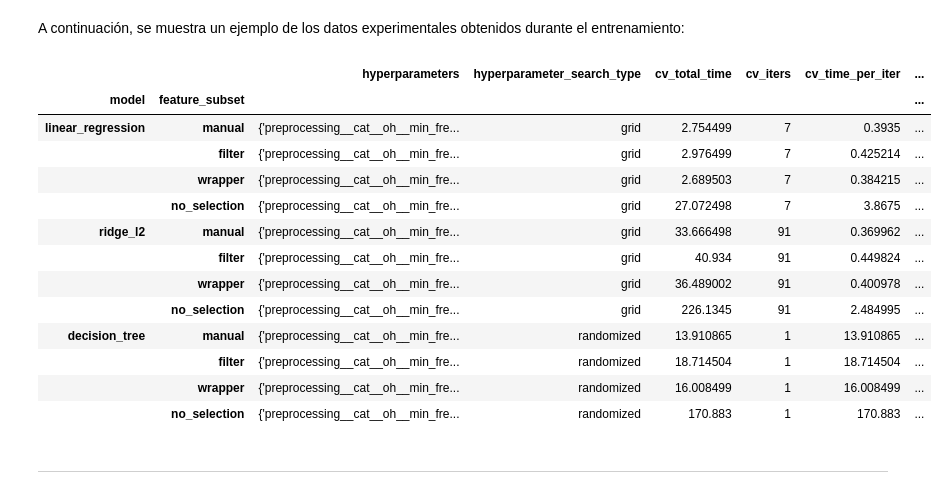
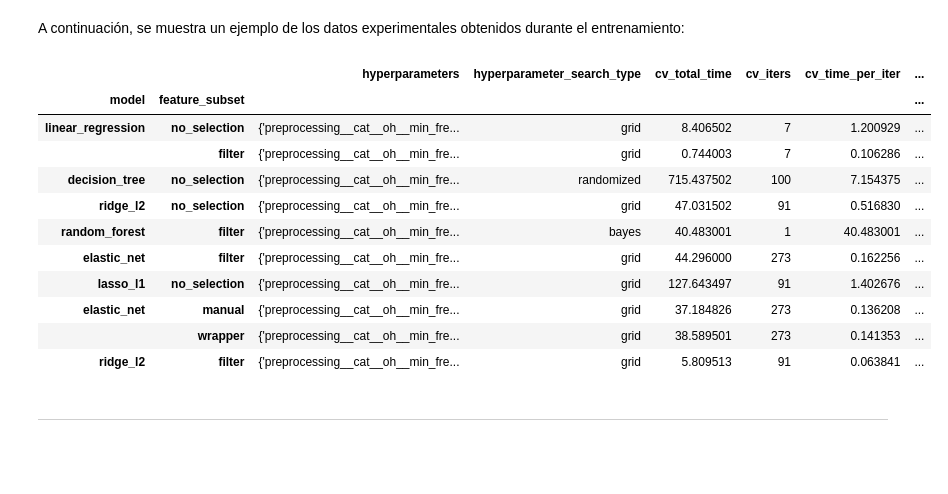
Before and after one commit to MoonDollLuna/cidaen_m5_thesis, a Jupyter notebook: WiDS Datathon 2024 C2 - Part 2 (Regression Models).ipynb, the cells around one changed output. Saved outputs shown, nothing was run; the diff lists cells and outputs as text; code cells hidden in the pictures; blank space fills up the shorter version.

```diff
--- a/WiDS Datathon 2024 C2 - Part 2 (Regression Models).ipynb
+++ b/WiDS Datathon 2024 C2 - Part 2 (Regression Models).ipynb
@@ -1907,7 +1992,8 @@ def hyperparameter_search(model_list, model_pipelines, search_type, n_iters, tra
                     cv = GridSearchCV(
                         estimator=pipeline,
                         param_grid=hyperparameters,
-                        scoring="neg_root_mean_squared_error"
+                        scoring="neg_root_mean_squared_error",
+                        n_jobs=-1
                     )
                 elif search_type == "randomized":
                     cv = RandomizedSearchCV(
@@ -1915,15 +2001,23 @@ def hyperparameter_search(model_list, model_pipelines, search_type, n_iters, tra
                         param_distributions=hyperparameters,
                         n_iter=n_iters,
                         scoring="neg_root_mean_squared_error",
-                        random_state=RANDOM_SEED
+                        random_state=RANDOM_SEED,
+                        n_jobs=-1
                     )
                 elif search_type == "bayes":
+                    # NOTE - scikit-optimize is deprecated and not compatible with more current versions of numpy
+                    # A workaround is required to avoid the deprecation of numpy.int types
+                    np.int = int
+
+                    # Use all CPUs for CPU bound models, and a single core for GPU bound models to avoid parallelization problems
                     cv = BayesSearchCV(
                         estimator=pipeline,
                         search_spaces=hyperparameters,
                         n_iter=n_iters,
                         scoring="neg_root_mean_squared_error",
-                        random_state=RANDOM_SEED
+                        random_state=RANDOM_SEED,
+                        n_jobs=cpu_count() if model_pipelines[model_name]["device"] == "cpu" else 1,
+                        pre_dispatch=None if model_pipelines[model_name]["device"] == "cpu" else "2*n_jobs"
                     )
 
                 # Fit the model on the training dataset
@@ -1999,9 +2094,7 @@ print(f"Models with Grid CV: {grid_cv_models}\n")
 
 # Perform hyperparameter search of these models
 trained_models, dict_training_results = hyperparameter_search(
-    #model_list=grid_cv_models,
-    model_list=["linear_regression", "ridge_l2"],
-    #model_list=["linear_regression"],
+    model_list=grid_cv_models,
     model_pipelines=model_pipelines,
     n_iters=None,
     search_type="grid",
@@ -2054,7 +2148,7 @@ trained_models, dict_training_results = hyperparameter_search(
     #model_list=randomized_cv_models,
     model_list=["decision_tree", "svm_linear"],
     model_pipelines=model_pipelines,
-    n_iters=1,
+    n_iters=100,
     search_type="randomized",
     trained_models=trained_models,
     dict_training_results=dict_training_results
@@ -2103,14 +2200,14 @@ bayes_cv_models = [model_name for model_name in model_pipelines if model_pipelin
 print(f"Models with Bayes CV: {bayes_cv_models}")
 
 # Perform hyperparameter search of these methods
-#trained_models, dict_training_results = hyperparameter_search(
+trained_models, dict_training_results = hyperparameter_search(
     #model_list=bayes_cv_models,
-#    model_list=["random_forest"],
-#    model_pipelines=model_pipelines,
-#    n_iters=25,
-#    search_type="bayes",
-#    trained_models=trained_models,
-#    dict_training_results=dict_training_results
-#)
+    model_list=["random_forest", "catboost"],
+    model_pipelines=model_pipelines,
+    n_iters=50,
+    search_type="bayes",
+    trained_models=trained_models,
+    dict_training_results=dict_training_results
+)
 # %% [output]
 Models with Bayes CV: ['random_forest', 'extra_trees', 'adaboost', 'xgboost', 'catboost', 'lgbm', 'hstgradientboost']
@@ -2174,21 +2277,19 @@ else:
 A continuación, se muestra un ejemplo de los datos experimentales obtenidos durante el entrenamiento:
 # %%
 # Display the training results to ensure proper format
-display(df_training_results.head(12))
+display(df_training_results.sample(10))
 # %% [output]
 |  |  | hyperparameters | hyperparameter_search_type | cv_total_time | cv_iters | cv_time_per_iter | ... |
 | model | feature_subset |  |  |  |  |  | ... |
-| linear_regression | manual | {'preprocessing__cat__oh__min_fre... | grid | 2.754499 | 7 | 0.3935 | ... |
-|  | filter | {'preprocessing__cat__oh__min_fre... | grid | 2.976499 | 7 | 0.425214 | ... |
-|  | wrapper | {'preprocessing__cat__oh__min_fre... | grid | 2.689503 | 7 | 0.384215 | ... |
-|  | no_selection | {'preprocessing__cat__oh__min_fre... | grid | 27.072498 | 7 | 3.8675 | ... |
-| ridge_l2 | manual | {'preprocessing__cat__oh__min_fre... | grid | 33.666498 | 91 | 0.369962 | ... |
-|  | filter | {'preprocessing__cat__oh__min_fre... | grid | 40.934 | 91 | 0.449824 | ... |
-|  | wrapper | {'preprocessing__cat__oh__min_fre... | grid | 36.489002 | 91 | 0.400978 | ... |
-|  | no_selection | {'preprocessing__cat__oh__min_fre... | grid | 226.1345 | 91 | 2.484995 | ... |
-| decision_tree | manual | {'preprocessing__cat__oh__min_fre... | randomized | 13.910865 | 1 | 13.910865 | ... |
-|  | filter | {'preprocessing__cat__oh__min_fre... | randomized | 18.714504 | 1 | 18.714504 | ... |
-|  | wrapper | {'preprocessing__cat__oh__min_fre... | randomized | 16.008499 | 1 | 16.008499 | ... |
-|  | no_selection | {'preprocessing__cat__oh__min_fre... | randomized | 170.883 | 1 | 170.883 | ... |
+| linear_regression | no_selection | {'preprocessing__cat__oh__min_fre... | grid | 8.406502 | 7 | 1.200929 | ... |
+|  | filter | {'preprocessing__cat__oh__min_fre... | grid | 0.744003 | 7 | 0.106286 | ... |
+| decision_tree | no_selection | {'preprocessing__cat__oh__min_fre... | randomized | 715.437502 | 100 | 7.154375 | ... |
+| ridge_l2 | no_selection | {'preprocessing__cat__oh__min_fre... | grid | 47.031502 | 91 | 0.516830 | ... |
+| random_forest | filter | {'preprocessing__cat__oh__min_fre... | bayes | 40.483001 | 1 | 40.483001 | ... |
+| elastic_net | filter | {'preprocessing__cat__oh__min_fre... | grid | 44.296000 | 273 | 0.162256 | ... |
+| lasso_l1 | no_selection | {'preprocessing__cat__oh__min_fre... | grid | 127.643497 | 91 | 1.402676 | ... |
+| elastic_net | manual | {'preprocessing__cat__oh__min_fre... | grid | 37.184826 | 273 | 0.136208 | ... |
+|  | wrapper | {'preprocessing__cat__oh__min_fre... | grid | 38.589501 | 273 | 0.141353 | ... |
+| ridge_l2 | filter | {'preprocessing__cat__oh__min_fre... | grid | 5.809513 | 91 | 0.063841 | ... |
 # %% [markdown]
 ---
```
Also changed, not shown: parts of 48 cells of this notebook, 1 other file.
